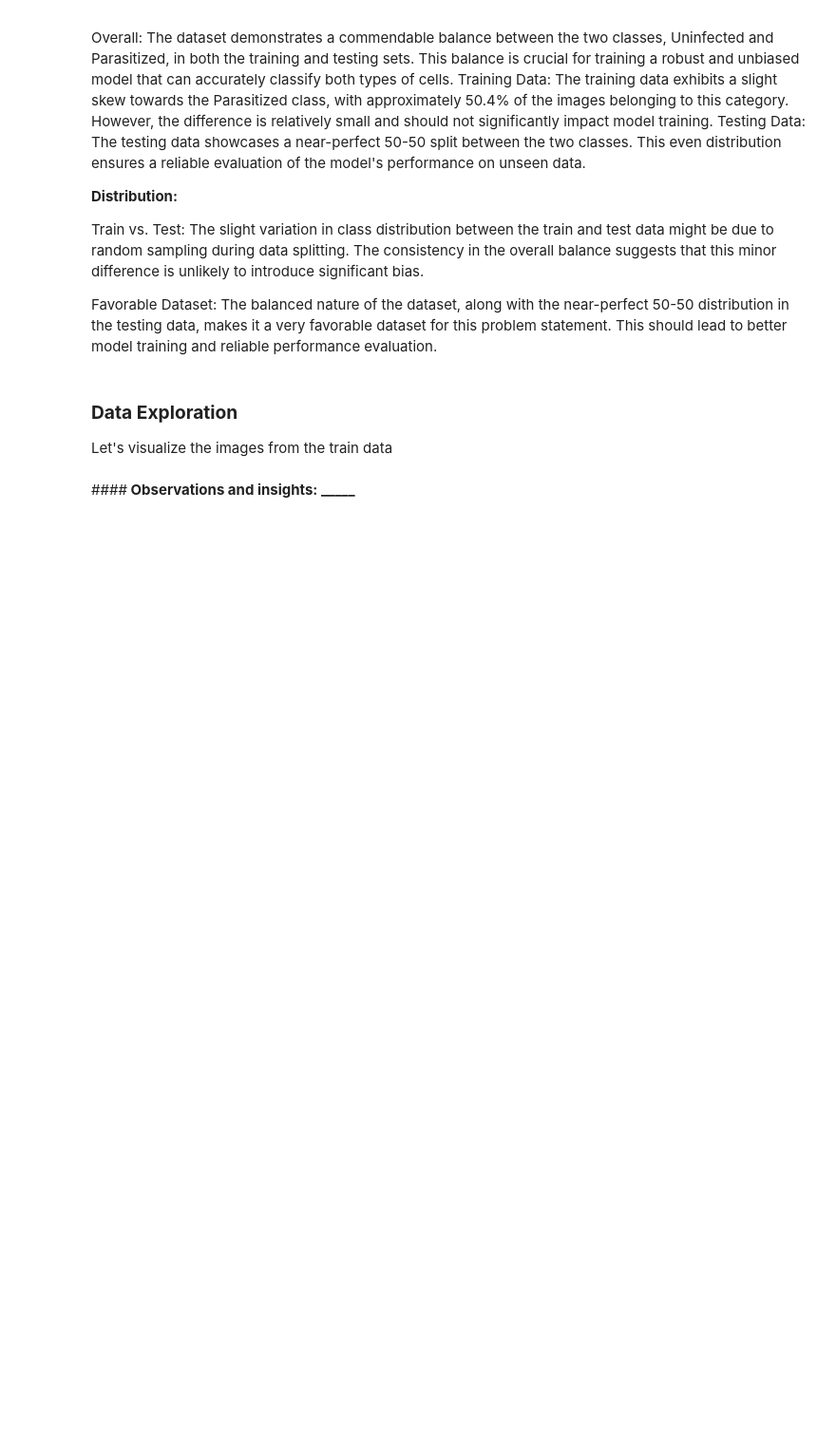
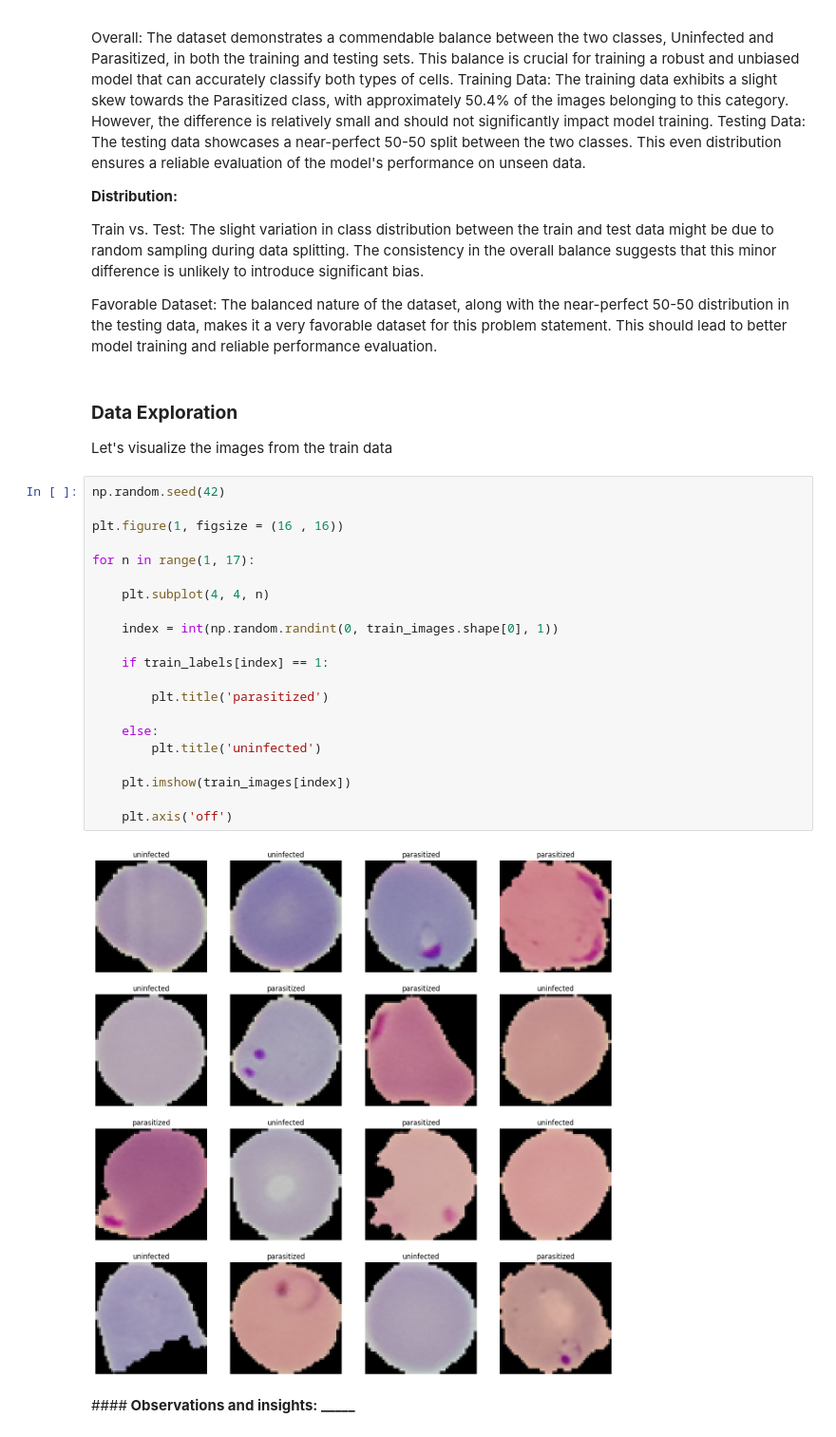
Before and after one commit to vivimtz888/malaria-detection-deeplearning, a Jupyter notebook: Reference_Notebook_Malaria_Detection_Full_Code.ipynb, the cells around one changed output. Shown: that part at 95% size. Saved outputs shown, nothing was run; the diff lists cells and outputs as text; blank space fills up the shorter version.

Commit message:
Visualizing images in the training data

```diff
--- a/Reference_Notebook_Malaria_Detection_Full_Code.ipynb
+++ b/Reference_Notebook_Malaria_Detection_Full_Code.ipynb
@@ -367,6 +367,29 @@ Favorable Dataset: The balanced nature of the dataset, along with the near-perfe
 # %% [markdown]
 ### <b>Data Exploration</b>
 Let's visualize the images from the train data
+# %%
+np.random.seed(42)
+
+plt.figure(1, figsize = (16 , 16))
+
+for n in range(1, 17):
+
+    plt.subplot(4, 4, n)
+
+    index = int(np.random.randint(0, train_images.shape[0], 1))
+
+    if train_labels[index] == 1:
+
+        plt.title('parasitized')
+
+    else:
+        plt.title('uninfected')
+
+    plt.imshow(train_images[index])
+
+    plt.axis('off')
+# %% [output]
+[figure, added]
 # %% [markdown]
 ####<b> Observations and insights: _____
 # %% [markdown]
```
